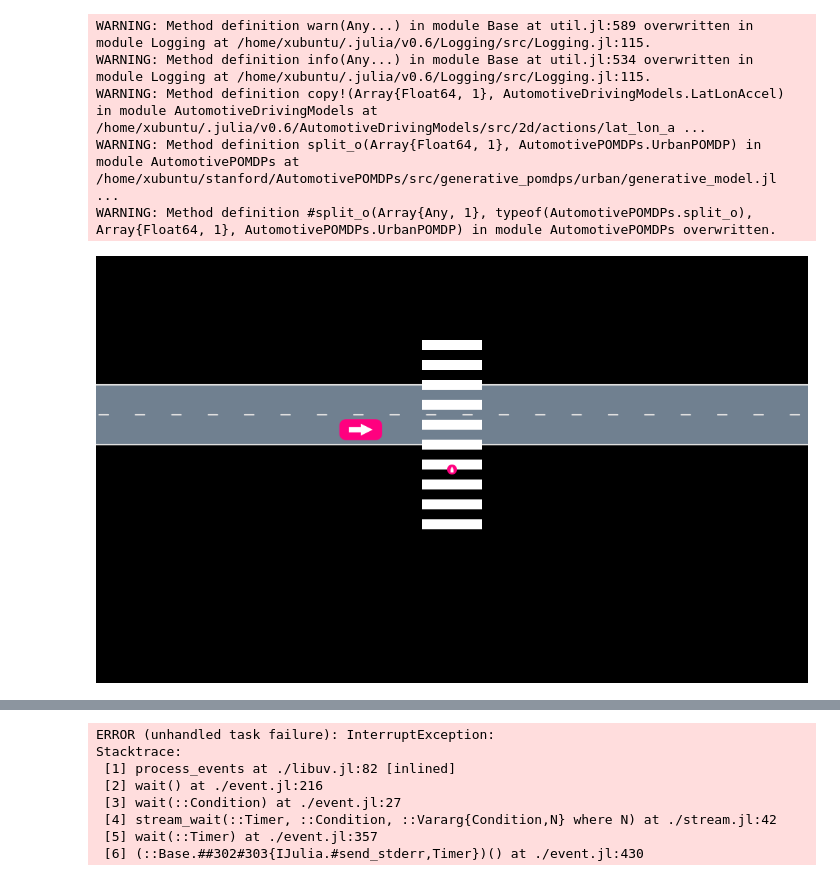
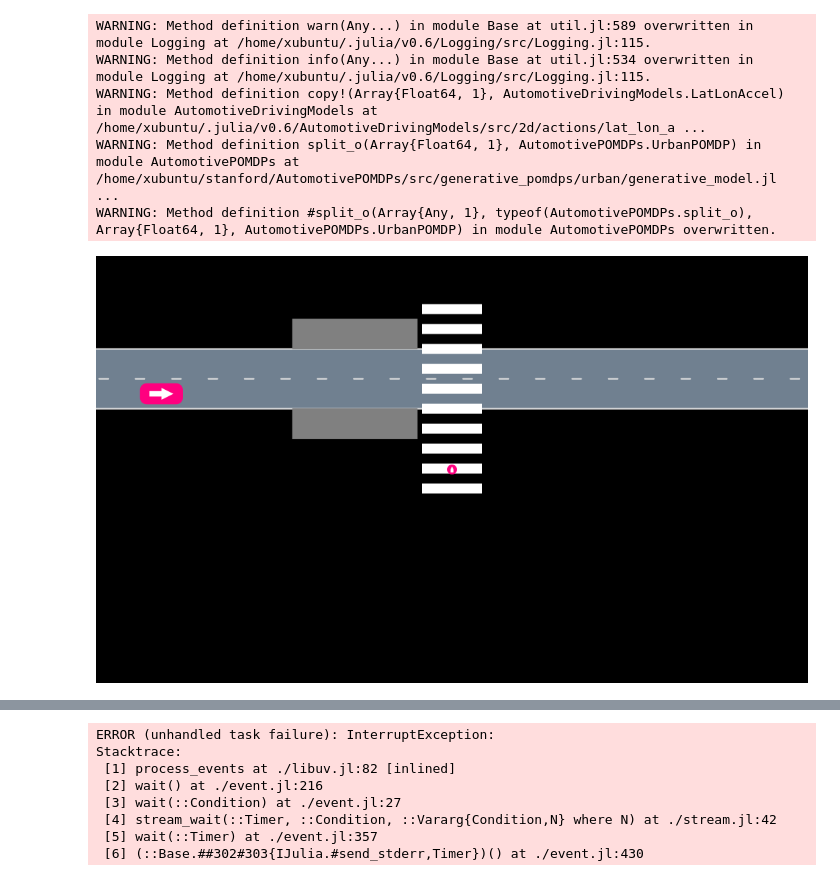
Before and after one commit to sisl/AutomotivePOMDPs.jl, a Jupyter notebook: docs/Transition_validation.ipynb, the cells around one changed output, grey strips where cells are left out. Cells and saved outputs as stored; diff of their text form; code cells hidden in the pictures.

```diff
--- a/docs/Transition_validation.ipynb
+++ b/docs/Transition_validation.ipynb
@@ -32,8 +30,9 @@ include("../src/pedestrian_crossing/frenet_pedestrian_pomdp.jl")
 
 pomdp = SingleOCFPOMDP()
 
+
 params = CrosswalkParams()
-params.obstacles_visible = false
+params.obstacles_visible = true
 
 obstacle_1 = ConvexPolygon([VecE2(34, -1.5), VecE2(34, -4.5), VecE2(46.5, -4.5), VecE2(46.5, -1.5)],4)
 obstacle_2 = ConvexPolygon([VecE2(34, +4.5), VecE2(34, +7.5), VecE2(46.5, +7.5), VecE2(46.5, +4.5)],4)
@@ -42,12 +41,12 @@ params.obstacles = [obstacle_1, obstacle_2]
 
 env = CrosswalkEnv(params)
 pomdp.env = env
+pomdp.obstacles = params.obstacles
 
-
-ego_v = 11.11
+ego_v = 0.#11.11
 ped_v = 5.0/3.6
 hitpoint = 70             # 50: middle, 100: left corner, 0: right corner
-ped_theta = π/2
+ped_theta = π/2#/200
 
 
 # fix values
@@ -58,36 +57,36 @@ ego_y = 0.0
 
 ped_y_offset_hitpoint = VehicleDef().width * hitpoint / 100 - VehicleDef().width/2
 ped_y_end = ped_y_offset_hitpoint
 ped_t_collision = (ped_y_end - ped_y_start) / ped_v;
 ego_x = ped_x - ego_v * ped_t_collision - VehicleDef().length/2;
 
 if ( false )
     ego_v = 0.0
     ego_x = 20
     ped_x = 30
     ped_y_start = -15.0
     ped_v = 0.0
 end
   #  ego_v = 10.0
 
-ego_x = 40.846
+ego_x = 20.846
 # Car definition
 car_initial_state = VehicleState(VecSE2(ego_x, ego_y, 0.), env.roadway.segments[1].lanes[1], env.roadway, ego_v)
 ego = Vehicle(car_initial_state, VehicleDef(), 1)
 
 # Pedestrian definition using our new Vehicle definition
 ped_v = 0.0
-ped_y_start = -4.0
+ped_y_start = -7.6
 ped_initial_state = VehicleState(VecSE2(ped_x,ped_y_start,ped_theta), env.crosswalk, env.roadway, ped_v)
 ped = Vehicle(ped_initial_state, AutomotivePOMDPs.PEDESTRIAN_DEF, 2)
 
 scene = Scene()
 push!(scene, ego)
 push!(scene, ped)
 
 AutoViz.render(scene, env, cam=CarFollowCamera(2,14.0))
 # %% [output]
-[figure, old version]
+[figure, new version]
 # %%
 
 
```
Also changed, not shown: parts of 12 cells of this notebook, 8 other files.
